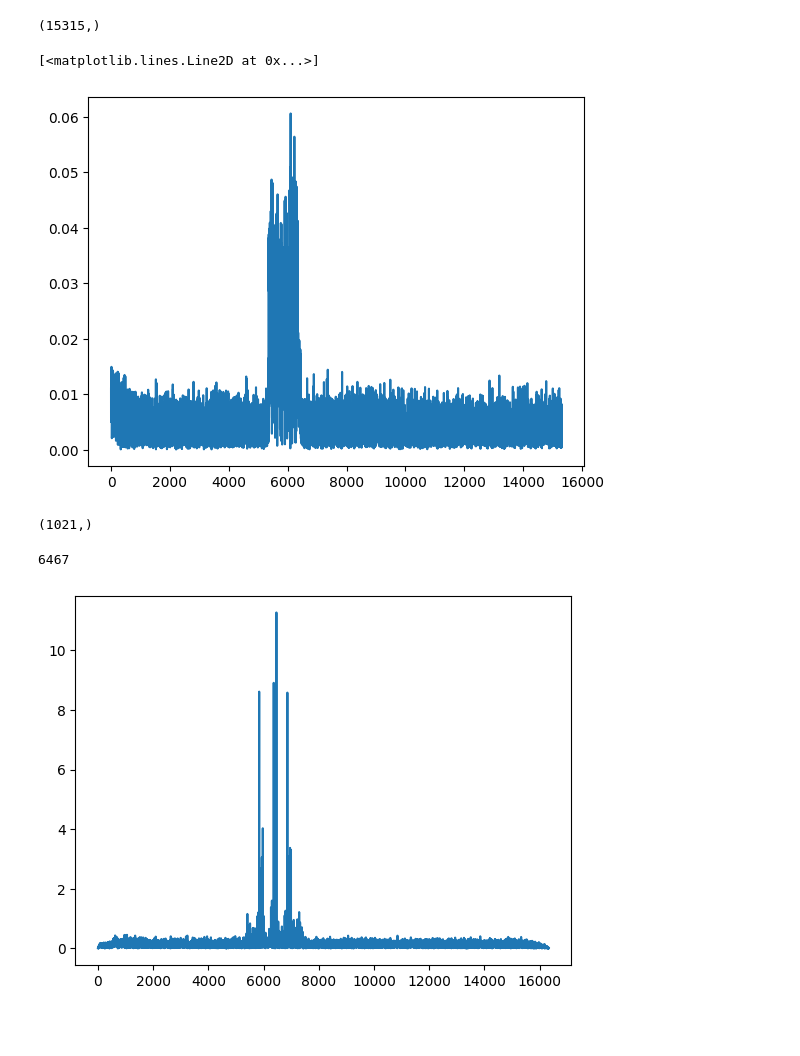
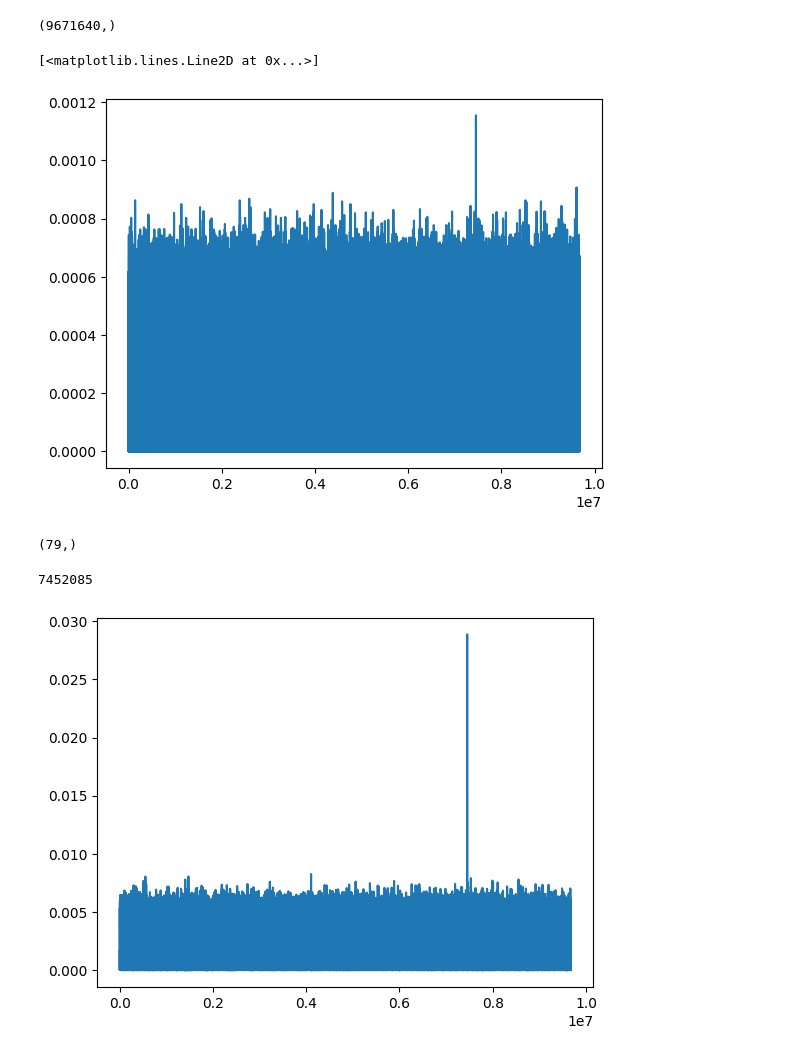
Before and after one commit to navya-xx/OTA-C, a Jupyter notebook: cpp/sync_tests.ipynb, the cells around one changed output. Drawn from its saved outputs; the diff is of its cells as text; code cells hidden in the pictures; blank space fills up the shorter version.

```diff
--- a/cpp/sync_tests.ipynb
+++ b/cpp/sync_tests.ipynb
@@ -2,7 +2,7 @@
 import numpy as np
 import struct
 # %%
-file_path = "./storage/rx_sync_data.dat"
+file_path = "./storage/upsamp_record_window_test_3.dat"
 sample_size = 8
 with open(file_path, 'rb') as f:
     # Read the binary data
@@ -19,30 +19,35 @@ for i in range(num_samples):
 samples = np.array(samples)
 samples.shape
 # %% [output]
-(15315,)
+(9671640,)
 # %%
 from matplotlib import pyplot as plt
 plt.plot(np.abs(samples))
 # %% [output]
 [<matplotlib.lines.Line2D at 0x...>]
-[figure, old version]
+[figure, new version]
 # %%
-N = 1021
+N = 79
 M = 31
 R = 1
+U = 1
 zfc_seq = np.array([np.exp(-1j * np.pi * M * n * (n + 1) / N) for n in range(N)])
+zfc_seq_upsamp = np.zeros((N*U), dtype=complex)
+for i in range(N):
+    zfc_seq_upsamp[i*U] = zfc_seq[i]
+
 # zfc_seq_rep = np.tile(zfc_seq, R)
-print(zfc_seq.shape)
-# print(zfc_seq_rep.shape)
+print(zfc_seq_upsamp.shape)
+# plt.plot(np.abs(zfc_seq_upsamp))
 # %% [output]
-(1021,)
+(79,)
 # %%
-corr_zfc = np.correlate(samples, zfc_seq, mode='full')
+corr_zfc = np.correlate(samples, zfc_seq_upsamp, mode='full')
 plt.plot(np.abs(corr_zfc))
 print(np.argmax(np.abs(corr_zfc)))
 # %% [output]
-6467
+7452085
-[figure, old version]
+[figure, new version]
 # %%
 plot_data = np.abs(corr_zfc)
 pmax = np.argmax(plot_data).item()
```
Also changed, not shown: parts of 2 cells of this notebook.
